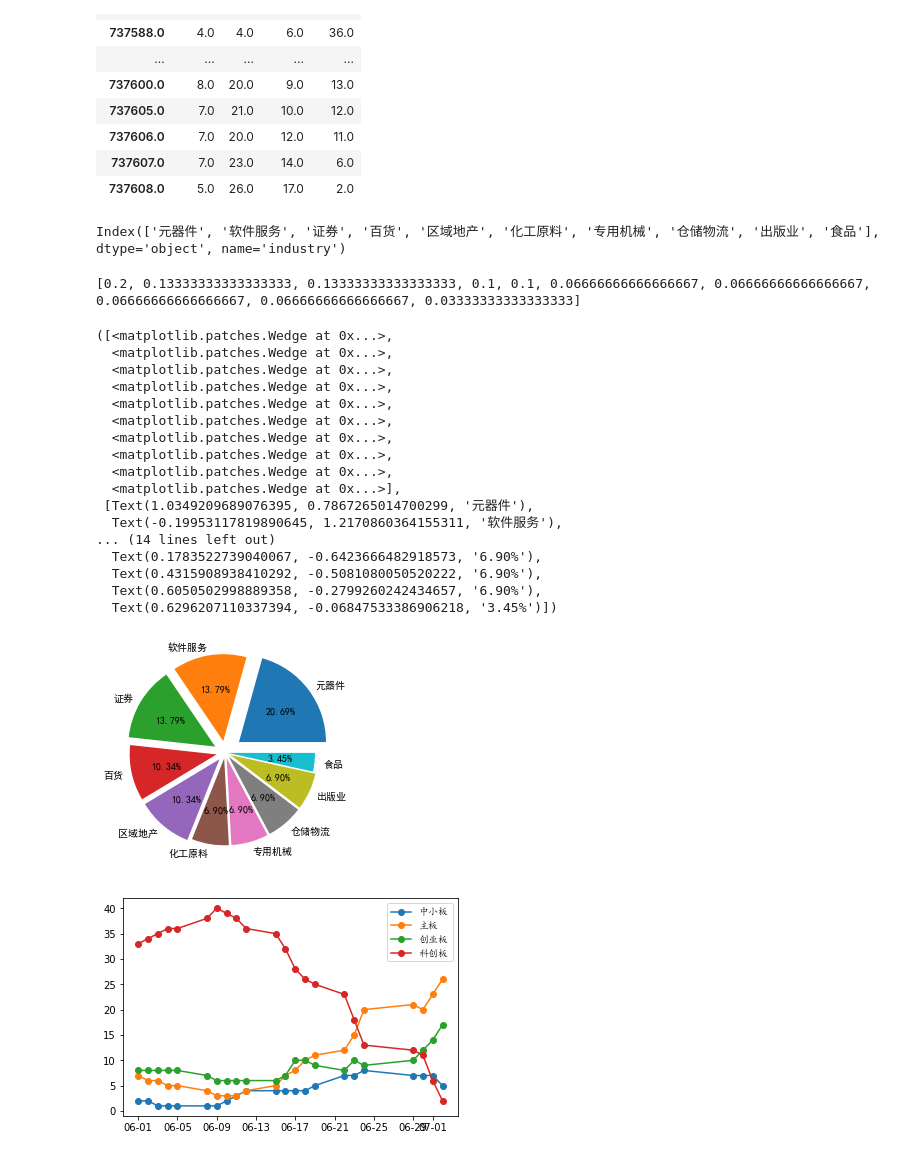
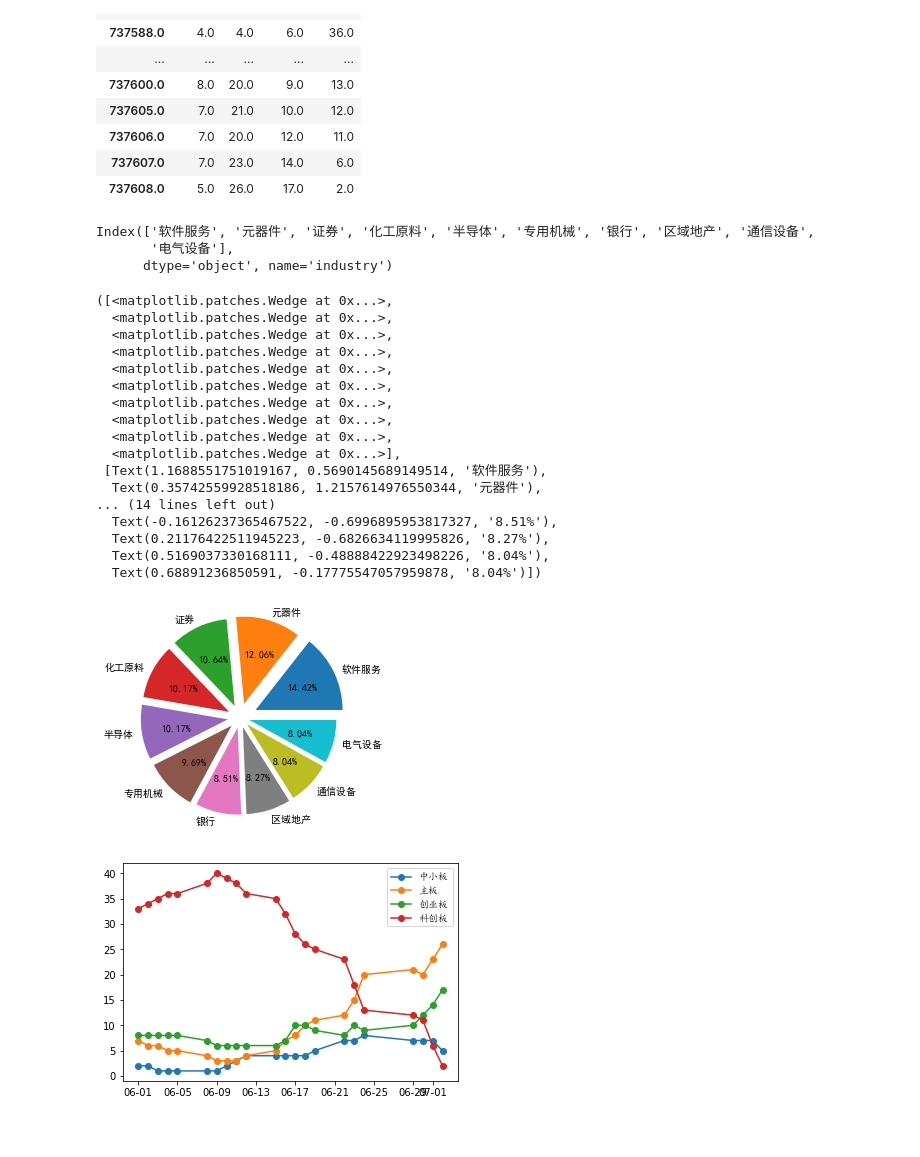
Before and after one commit to wd64759/quants, a Jupyter notebook: quants/stock_playground.ipynb, the cells around one changed output. Drawn from its saved outputs; the diff is of its cells as text; code cells hidden in the pictures.

```diff
--- a/quants/stock_playground.ipynb
+++ b/quants/stock_playground.ipynb
@@ -115,8 +125,8 @@ from stock_proc import sFetcher as sf, sLoader as sl
 from stock_ana import AnaUtil
 ana = AnaUtil()
 # %%
-trade_date = '20200702'
-df = ana.top_performers(trade_date=trade_date)
+trade_date = '20200706'
+df = ana.top_performers(trade_date=trade_date, tpNum=1000)
 # %%
 # df.sort_values(by=['pct_chg'], ascending=False)
 x = df.groupby(df['market']).size()
@@ -159,36 +169,37 @@ category = 'industry'
 p_data = df.groupby(df[category]).size().sort_values(ascending=False)[:10]
 p_data.index
 # %% [output]
-Index(['元器件', '软件服务', '证券', '百货', '区域地产', '化工原料', '专用机械', '仓储物流', '出版业', '食品'], dtype='object', name='industry')
+Index(['软件服务', '元器件', '证券', '化工原料', '半导体', '专用机械', '银行', '区域地产', '通信设备',
+       '电气设备'],
+      dtype='object', name='industry')
 # %%
 x_vals = p_data.values.tolist()
 x_max = np.max(x_vals)
 explode = [x/x_max*.2 for x in x_vals]
-print(explode)
+# print(explode)
 
-cnfont = 'SimHei'
-plt.rcParams['font.family'] = cnfont
+# cnfont = 'SimHei'
+# plt.rcParams['font.family'] = cnfont
 plt.pie(x_vals, labels=p_data.index.tolist(), explode=explode, autopct='%1.2f%%')
 # %% [output]
-[0.2, 0.13333333333333333, 0.13333333333333333, 0.1, 0.1, 0.06666666666666667, 0.06666666666666667, 0.06666666666666667, 0.06666666666666667, 0.03333333333333333]
+([<matplotlib.patches.Wedge at 0x...>,
+  <matplotlib.patches.Wedge at 0x...>,
+  <matplotlib.patches.Wedge at 0x...>,
+  <matplotlib.patches.Wedge at 0x...>,
+  <matplotlib.patches.Wedge at 0x...>,
+  <matplotlib.patches.Wedge at 0x...>,
+  <matplotlib.patches.Wedge at 0x...>,
+  <matplotlib.patches.Wedge at 0x...>,
+  <matplotlib.patches.Wedge at 0x...>,
+  <matplotlib.patches.Wedge at 0x...>],
+ [Text(1.1688551751019167, 0.5690145689149514, '软件服务'),
+  Text(0.35742559928518186, 1.2157614976550344, '元器件'),
+... (14 lines left out)
+  Text(-0.16126237365467522, -0.6996895953817327, '8.51%'),
+  Text(0.21176422511945223, -0.6826634119995826, '8.27%'),
+  Text(0.5169037330168111, -0.48888422923498226, '8.04%'),
+  Text(0.68891236850591, -0.17775547057959878, '8.04%')])
-([<matplotlib.patches.Wedge at 0x...>,
-  <matplotlib.patches.Wedge at 0x...>,
-  <matplotlib.patches.Wedge at 0x...>,
-  <matplotlib.patches.Wedge at 0x...>,
-  <matplotlib.patches.Wedge at 0x...>,
-  <matplotlib.patches.Wedge at 0x...>,
-  <matplotlib.patches.Wedge at 0x...>,
-  <matplotlib.patches.Wedge at 0x...>,
-  <matplotlib.patches.Wedge at 0x...>,
-  <matplotlib.patches.Wedge at 0x...>],
- [Text(1.0349209689076395, 0.7867265014700299, '元器件'),
-  Text(-0.19953117819890645, 1.2170860364155311, '软件服务'),
-... (14 lines left out)
-  Text(0.1783522739040067, -0.6423666482918573, '6.90%'),
-  Text(0.4315908938410292, -0.5081080050520222, '6.90%'),
-  Text(0.6050502998889358, -0.2799260242434657, '6.90%'),
-  Text(0.6296207110337394, -0.06847533386906218, '3.45%')])
-[figure, old version]
+[figure, new version]
 # %%
 p = plt.subplot()
 p.xaxis_date()
```
Also changed, not shown: parts of 13 cells of this notebook, 2 other files.
